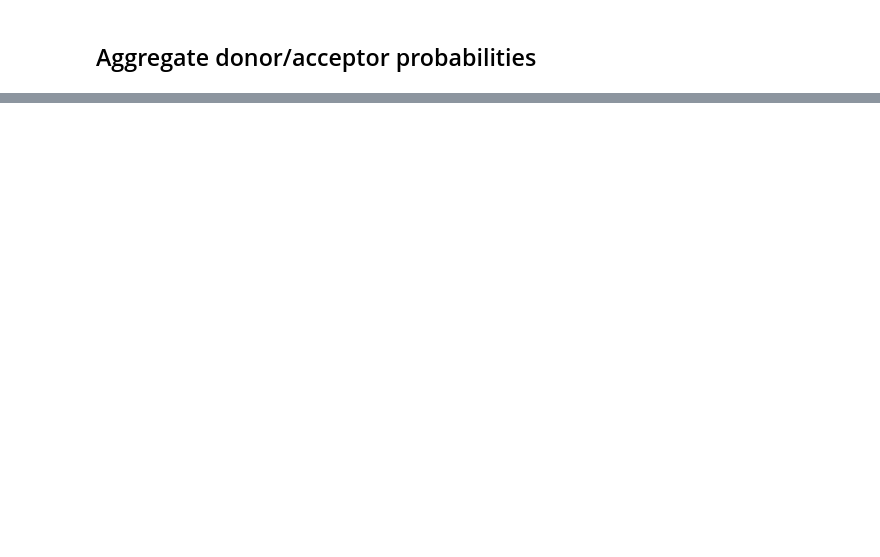
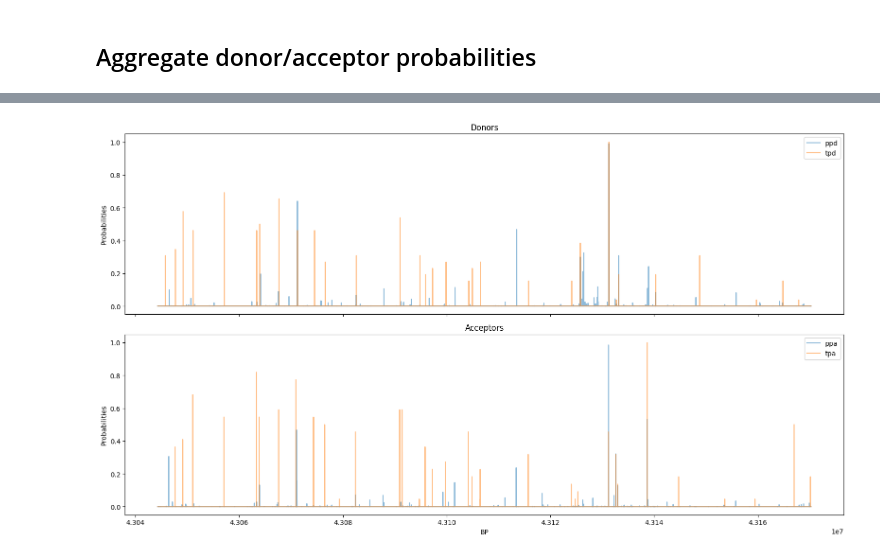
Before and after one commit to jannis-baum/hpi-hoai, a Jupyter notebook: tcga-brca/evaluation.ipynb, the cells around one changed output, grey strips where cells are left out. Drawn from its saved outputs; the diff is of its cells as text; code cells hidden in the pictures; blank space fills up the shorter version.

```diff
--- a/tcga-brca/evaluation.ipynb
+++ b/tcga-brca/evaluation.ipynb
@@ -77,0 +112,16 @@ acceptor_probs
+# %%
+def evaluate(participant: int, variants: str = 'wgs_pindel'):
+    ann = Annotator(get_path(study_info.iloc[participant][variants]))
+    brca1_seq = ann.get_gene_seq(brca1)
+    # predicted probability acceptor/donor
+    ppa, ppd = (pd.Series(p) for p in predict(brca1_seq))
+    ppa.index += brca1.bp_start
+    ppd.index += brca1.bp_start
+
+    # true probability acceptor/donor
+    tpa = acceptor_probs.iloc[participant].reindex(range(ppa.index[0], ppa.index[-1] + 1), fill_value=0)
+    tpd = donor_probs.iloc[participant].reindex(range(ppa.index[0], ppa.index[-1] + 1), fill_value=0)
+
+    return pd.concat([ppa, tpa, ppd, tpd], axis=1, keys=['ppa', 'tpa', 'ppd', 'tpd'])
+# %%
+df = evaluate(0)
@@ -77,0 +136,22 @@ acceptor_probs
+# %%
+# Create the figure and subplots
+fig, (ax1, ax2) = plt.subplots(2, 1, sharex=True, figsize=(16, 9))
+
+# Plot ppd and tpd on the first subplot
+df[['ppd', 'tpd']].plot(ax=ax1, alpha=0.5)
+ax1.set_title('Donors')
+ax1.set_ylabel('Probabilities')
+
+# Plot ppa and tpa on the second subplot
+df[['ppa', 'tpa']].plot(ax=ax2, alpha=0.5)
+ax2.set_title('Acceptors')
+ax2.set_ylabel('Probabilities')
+ax2.set_xlabel('BP')
+
+# Adjust layout
+plt.tight_layout()
+
+# Display the plots
+plt.show()
+# %% [output]
+[figure, added]
```
Also changed, not shown: parts of 8 cells of this notebook.
